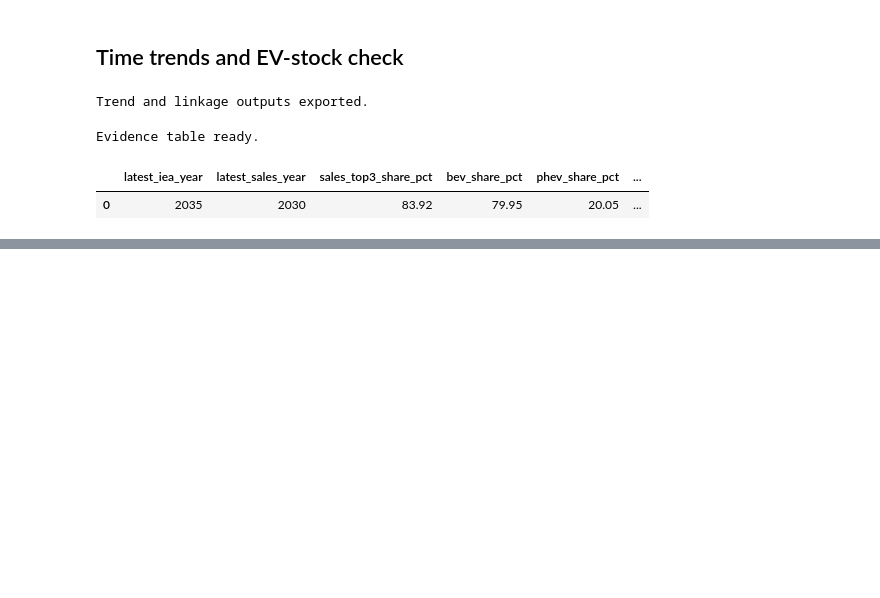
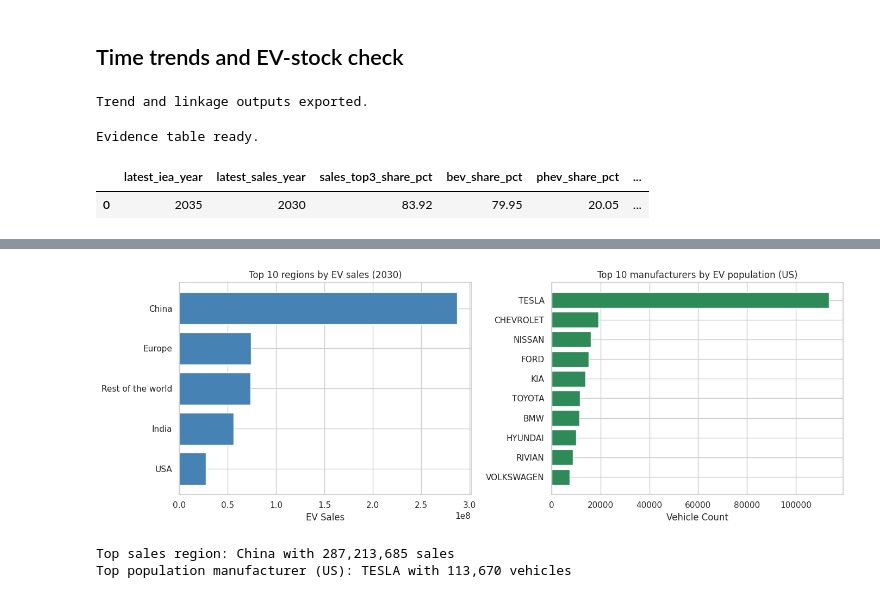
Before and after one commit to AnanthaRam-GS/eVehicle-adoption-analytics, a Jupyter notebook: notebooks/eda.ipynb, the cells around one changed output, grey strips where cells are left out. Saved outputs shown, nothing was run; the diff lists cells and outputs as text; code cells hidden in the pictures; blank space fills up the shorter version.

```diff
--- a/notebooks/eda.ipynb
+++ b/notebooks/eda.ipynb
@@ -444,0 +475,36 @@ Evidence table ready.
+# %%
+# 2. Sales vs Population: Do high-sales regions map to high-stock regions?
+# Using latest available year from each
+
+sales_by_region = dfs['sales'].copy()
+sales_by_region['year'] = pd.to_numeric(sales_by_region['year'], errors='coerce')
+latest_sales_yr = int(sales_by_region['year'].max())
+sales_agg = sales_by_region[sales_by_region['year'] == latest_sales_yr].groupby('region_country')['ev_sales'].sum().reset_index()
+sales_agg = sales_agg[sales_agg['region_country'].str.lower() != 'world']  # exclude world aggregate
+sales_agg = sales_agg.sort_values('ev_sales', ascending=False).head(10)
+
+# Population dataset has make/model info, so we compare top manufacturers by vehicle count
+pop_by_make = dfs['population'].groupby('make')['vehicle_count'].sum().reset_index()
+pop_by_make = pop_by_make.sort_values('vehicle_count', ascending=False).head(10)
+
+fig, axes = plt.subplots(1, 2, figsize=(14, 5))
+axes[0].barh(sales_agg['region_country'], sales_agg['ev_sales'], color='steelblue')
+axes[0].set_xlabel('EV Sales')
+axes[0].set_title(f'Top 10 regions by EV sales ({latest_sales_yr})')
+axes[0].invert_yaxis()
+
+axes[1].barh(pop_by_make['make'], pop_by_make['vehicle_count'], color='seagreen')
+axes[1].set_xlabel('Vehicle Count')
+axes[1].set_title('Top 10 manufacturers by EV population (US)')
+axes[1].invert_yaxis()
+
+plt.tight_layout()
+plt.savefig(results_figures_root / 'sales_vs_population_top10.png', dpi=220, bbox_inches='tight')
+plt.show()
+
+print(f"Top sales region: {sales_agg.iloc[0]['region_country']} with {sales_agg.iloc[0]['ev_sales']:,.0f} sales")
+print(f"Top population manufacturer (US): {pop_by_make.iloc[0]['make']} with {pop_by_make.iloc[0]['vehicle_count']:,.0f} vehicles")
+# %% [output]
+[figure, added]
+Top sales region: China with 287,213,685 sales
+Top population manufacturer (US): TESLA with 113,670 vehicles
```
Also changed, not shown: parts of 9 cells of this notebook.
